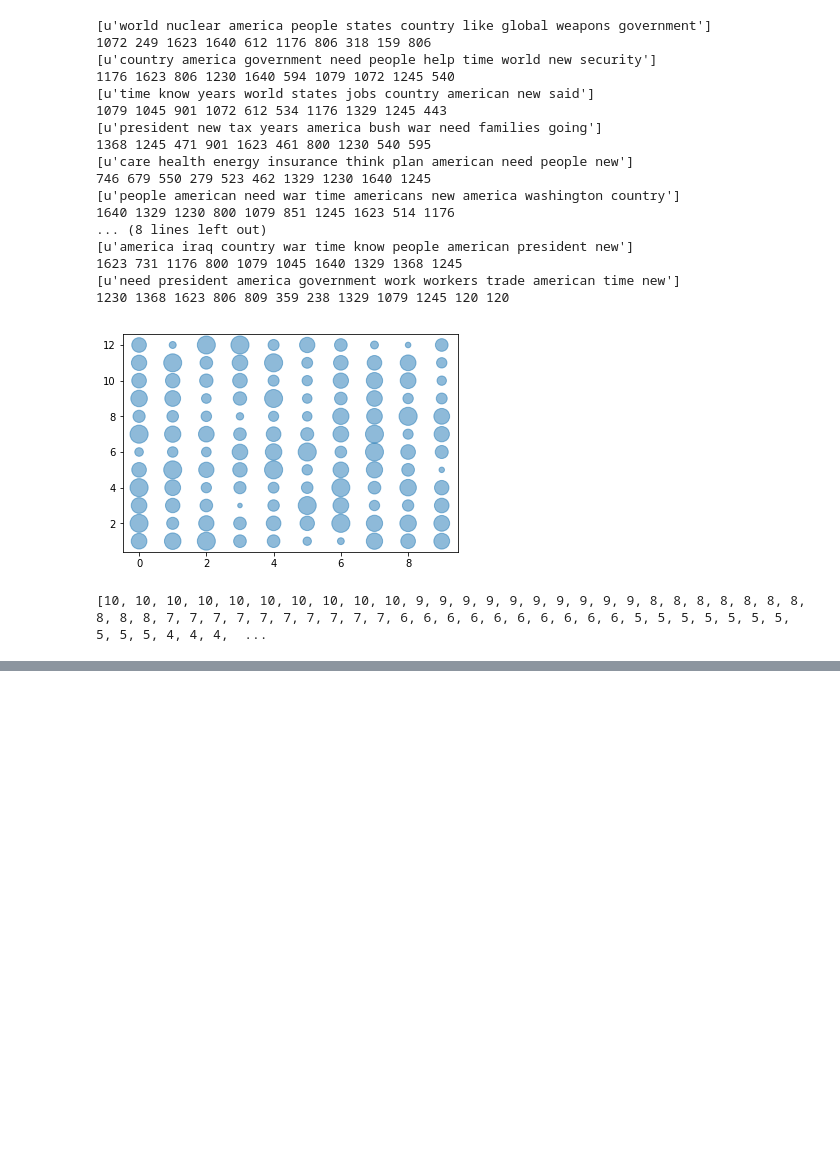
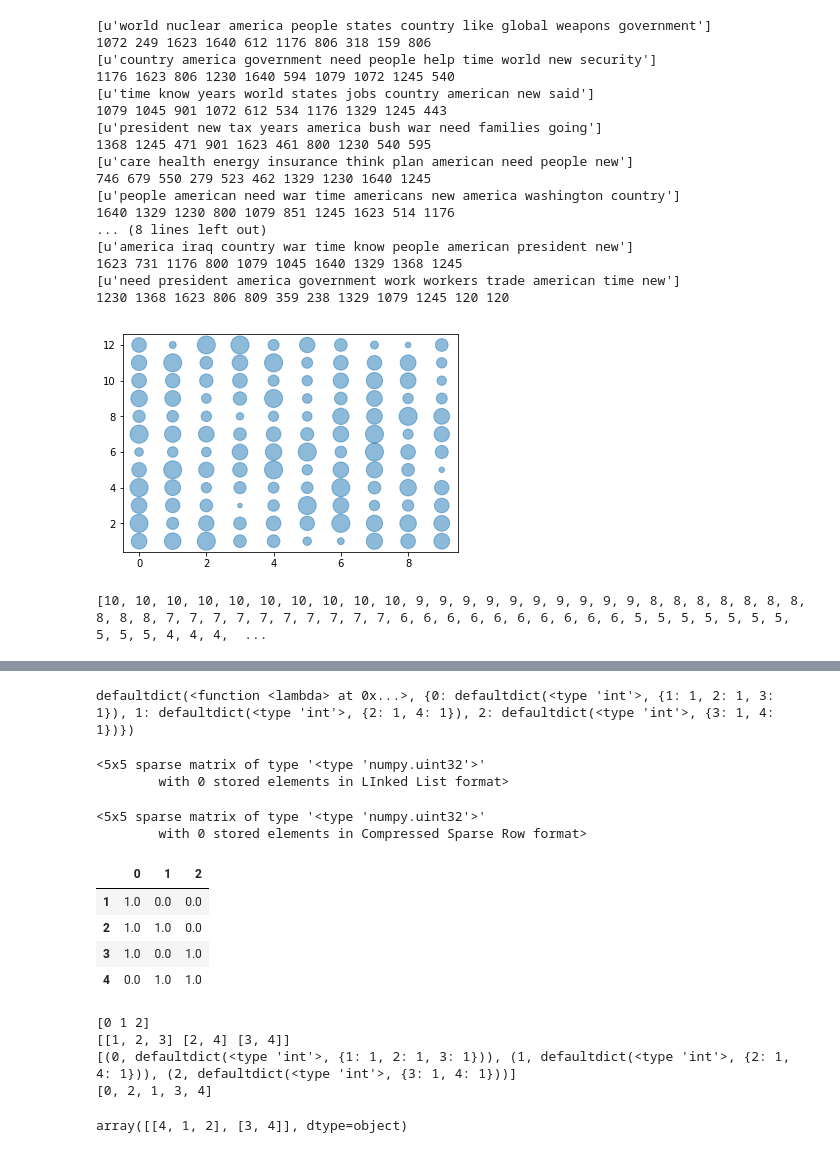
Before and after one commit to timpowellgit/topic_model, a Jupyter notebook: src/topic_models/coherence_pres.ipynb, the cells around one changed output, grey strips where cells are left out. Cells and saved outputs as stored; diff of their text form; code cells hidden in the pictures; blank space fills up the shorter version.

```diff
--- a/src/topic_models/coherence_pres.ipynb
+++ b/src/topic_models/coherence_pres.ipynb
@@ -356,0 +357,9 @@ display(pd.DataFrame(what))
+# %%
+from betterdictionary import BetterDictionary
+
+ttt = [['a','b'],['a','c','e'],['b','c','d']]
+td = BetterDictionary(ttt)
+# %%
+print td.cooc_dict
+# %% [output]
+defaultdict(<function <lambda> at 0x...>, {0: defaultdict(<type 'int'>, {1: 1, 2: 1, 3: 1}), 1: defaultdict(<type 'int'>, {2: 1, 4: 1}), 2: defaultdict(<type 'int'>, {3: 1, 4: 1})})
@@ -356,0 +373,5 @@ display(pd.DataFrame(what))
+# %%
+co_occurrences
+# %% [output]
+<5x5 sparse matrix of type '<type 'numpy.uint32'>'
+        with 0 stored elements in LInked List format>
@@ -356,0 +383,35 @@ display(pd.DataFrame(what))
+# %%
+co_occurrences
+# %% [output]
+<5x5 sparse matrix of type '<type 'numpy.uint32'>'
+        with 0 stored elements in Compressed Sparse Row format>
+# %%
+import pandas as pd
+df =pd.DataFrame(td.cooc_dict).fillna(0)
+df
+#df.values
+# %% [output]
+|  | 0 | 1 | 2 |
+| 1 | 1.0 | 0.0 | 0.0 |
+| 2 | 1.0 | 1.0 | 0.0 |
+| 3 | 1.0 | 0.0 | 1.0 |
+| 4 | 0.0 | 1.0 | 1.0 |
+# %%
+rows =np.array(td.cooc_dict.keys())
+colums = np.array([k.keys() for k in td.cooc_dict.values()])
+print rows
+print colums.flatten()
+print td.cooc_dict.items()
+print td.keys()
+
+#co_occurrences[rows, colums.flatten()]
+# %% [output]
+[0 1 2]
+[[1, 2, 3] [2, 4] [3, 4]]
+[(0, defaultdict(<type 'int'>, {1: 1, 2: 1, 3: 1})), (1, defaultdict(<type 'int'>, {2: 1, 4: 1})), (2, defaultdict(<type 'int'>, {3: 1, 4: 1}))]
+[0, 2, 1, 3, 4]
+# %%
+a = np.array([[4,1,2], [3,4]])
+a.flatten()
+# %% [output]
+array([[4, 1, 2], [3, 4]], dtype=object)
```
Also changed, not shown: parts of 8 cells of this notebook, 4 other files.
